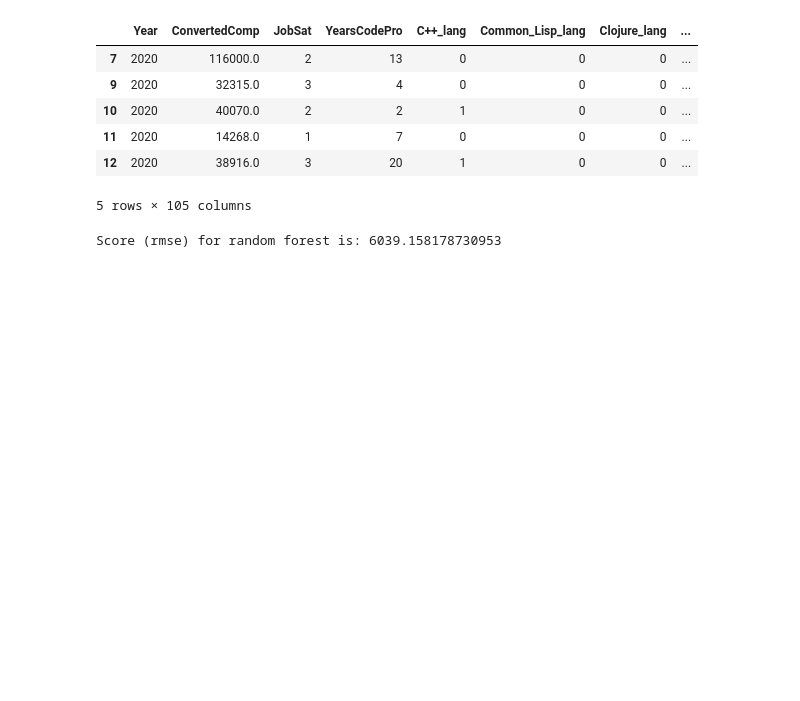
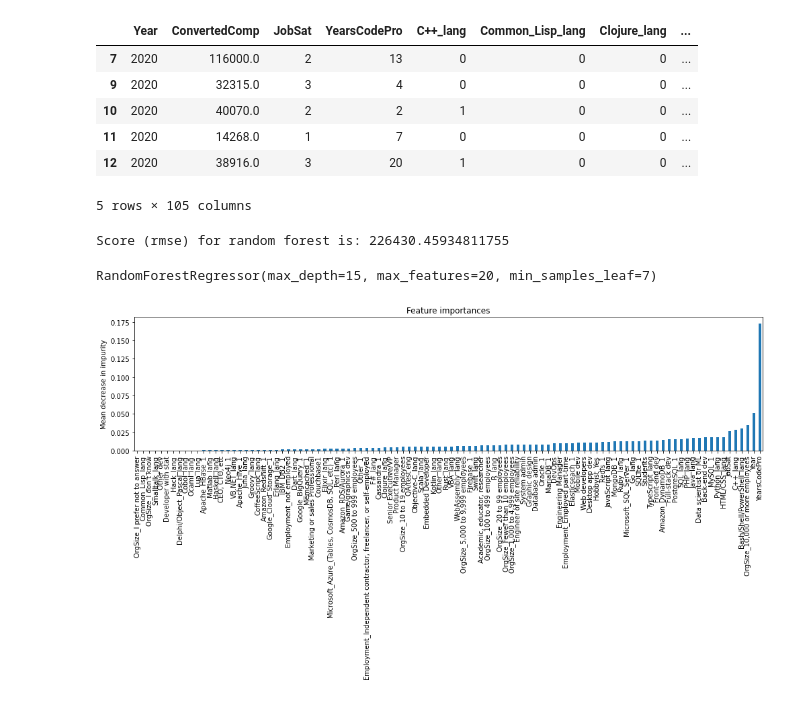
Before and after one commit to infoshareacademy/jdszr4-wdevs, a Jupyter notebook: Projekt_ML/Projekt_3.ipynb, the cells around one changed output. Cells and saved outputs as stored; diff of their text form; code cells hidden in the pictures; blank space fills up the shorter version.

```diff
--- a/Projekt_ML/Projekt_3.ipynb
+++ b/Projekt_ML/Projekt_3.ipynb
@@ -381,11 +384,12 @@ class RandomTree():
 
     def grid_search(self):
         params = {
-            'max_depth': [5],
-            'min_samples_leaf': [5]
+            'max_depth': [9, 15, 25],
+            'min_samples_leaf': [5, 7],
+            'max_features': [20, 50]
         }
         forest = RandomForestRegressor()
-        gs = GridSearchCV(forest, param_grid=params, scoring='neg_root_mean_squared_error', cv=4)
+        gs = GridSearchCV(forest, param_grid=params, scoring='neg_root_mean_squared_error', cv=5)
         gs.fit(self.X, self.Y)
         model = gs.best_estimator_
         print(f'Score (rmse) for random forest is: {-gs.best_score_}')
@@ -396,11 +400,28 @@ class RandomTree():
         return predict
 
     def split_xy(self, target):
-        columns = list(set(self.df.columns) - set(target))
+        columns = list(set(self.df.columns) - set([target]))
         X = self.df[columns]
         Y = self.df[target]
         return X, Y
 # %%
-tree = RandomTree(df2.iloc[:10000])
+tree = RandomTree(df2)
 # %% [output]
-Score (rmse) for random forest is: 6039.158178730953
+Score (rmse) for random forest is: 226430.45934811755
+# %%
+tree.model
+# %% [output]
+RandomForestRegressor(max_depth=15, max_features=20, min_samples_leaf=7)
+# %%
+feature_columns = tree.X.columns
+
+importances = tree.model.feature_importances_
+forest_importances = pd.Series(importances, index=feature_columns).sort_values()
+
+fig, ax = plt.subplots(figsize=(14,8))
+forest_importances.plot.bar(ax=ax)
+ax.set_title("Feature importances")
+ax.set_ylabel("Mean decrease in impurity")
+fig.tight_layout()
+# %% [output]
+[figure, added]
```
Also changed, not shown: parts of 2 cells of this notebook, 1 other file.
